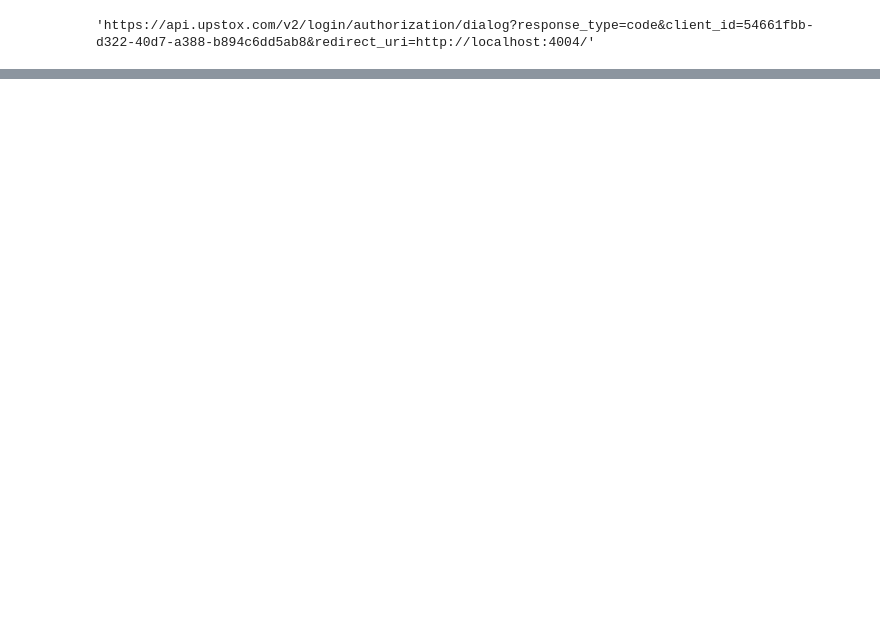
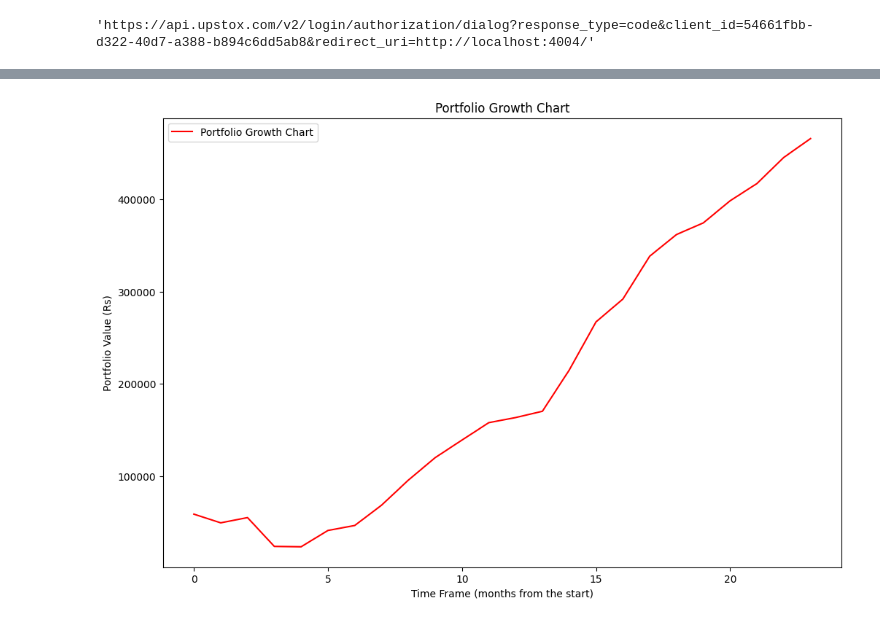
Before and after one commit to Farenhytee/Algorithmic-Trading, a Jupyter notebook: trading.ipynb, the cells around one changed output, grey strips where cells are left out. Drawn from its saved outputs; the diff is of its cells as text; code cells hidden in the pictures; blank space fills up the shorter version.

```diff
--- a/trading.ipynb
+++ b/trading.ipynb
@@ -55,7 +55,22 @@ keys = {"NSE_EQ|INE002A01018":"RELIANCE",
         "NSE_EQ|INE481G01011":"ULTRACEMCO",
         "NSE_EQ|INE397D01024":"BHARTIARTL",
         "NSE_EQ|INE752E01010":"POWERGRID",
-        "NSE_EQ|INE758T01015":"ZOMATO"
+        "NSE_EQ|INE758T01015":"ZOMATO",
+        "NSE_EQ|INE134E01011": "PFC",
+        "NSE_EQ|INE245A01021": "TATAPOWER",
+        "NSE_EQ|INE129A01019": "GAIL",
+        "NSE_EQ|INE242A01010": "IOC",
+        "NSE_EQ|INE003A01024": "SIEMENS",
+        "NSE_EQ|INE849A01020": "TRENT",
+        "NSE_EQ|INE814H01011": "ADANIPOWER",
+        "NSE_EQ|INE364U01010": "ADANIGREEN",
+        "NSE_EQ|INE259A01022": "COLPAL",
+        "NSE_EQ|INE205A01025": "VEDL",
+        "NSE_EQ|INE646L01027": "INDIGO",
+        "NSE_EQ|INE494B01023": "TVSMOTOR",
+        "NSE_EQ|INE318A01026": "PIDILITIND",
+        "NSE_EQ|INE102D01028": "GODREJCP",
+        "NSE_EQ|INE117A01022": "ABB",
         }
 
 start_date = datetime.now().strftime('%Y-%m-%d')
@@ -611,0 +638,4 @@ test.evaluation()
+# %%
+test.portfolio_growth()
+# %% [output]
+[figure, added]
```
Also changed, not shown: parts of 16 cells of this notebook, 10 other files.
